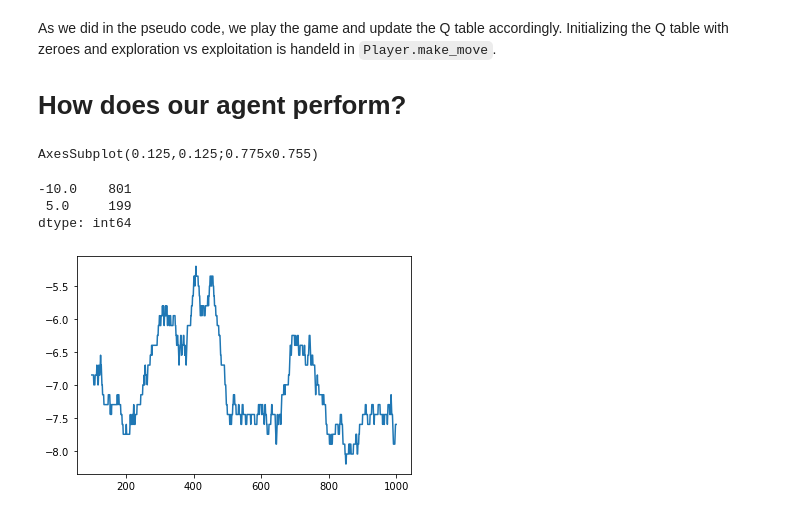
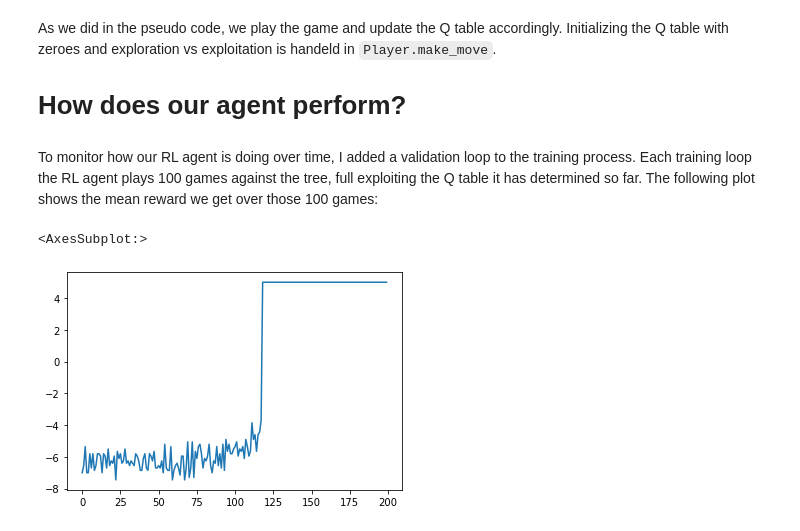
Before and after one commit to PaulHiemstra/qlearning_paper, a Jupyter notebook: tictoe_qlearning_paper.ipynb, the cells around one changed output. Cells and saved outputs as stored; diff of their text form; code cells hidden in the pictures.

Commit message:
Training including validation

```diff
--- a/tictoe_qlearning_paper.ipynb
+++ b/tictoe_qlearning_paper.ipynb
@@ -113,26 +96,10 @@ for state in tqdm(all_states):
-# %%
-from support_functions import Tictoe, Player
-import numpy as np
-from tqdm import tqdm
-import pandas as pd
-
-tictactoe = Tictoe(3)
-untrained_player = Player(1, tree)
-
-no_episodes = 1000
-rewards = pd.Series(np.zeros(no_episodes))
-for ep_idx in tqdm(range(no_episodes)):
-    while not tictactoe.is_endstate():
-        tictactoe = untrained_player.make_move(tictactoe)
-        tictactoe = untrained_player.make_computer_move(tictactoe)
-
-    rewards[ep_idx] = tictactoe.get_reward(1)
-    tictactoe.reset_board()
-print(rewards.rolling(100).mean().plot())
-rewards.value_counts()
-# %% [output]
-AxesSubplot(0.125,0.125;0.775x0.755)
--10.0    801
- 5.0     199
-dtype: int64
-[figure, removed]
+# %% [markdown]
+To monitor how our RL agent is doing over time, I added a validation loop to the training process. Each training loop the RL agent plays 100 games against the tree, full exploiting the Q table it has determined so far. The following plot shows the mean reward we get over those 100 games:
+# %%
+with open('validation_rewards.pkl', 'rb') as f:
+    # This file is generated by `train_qlearning.py 500 1`
+    validation_rewards = dill.load(f)
+validation_rewards.plot()
+# %% [output]
+<AxesSubplot:>
+[figure, added]
```
Also changed, not shown: parts of 9 cells of this notebook, 3 other files.
